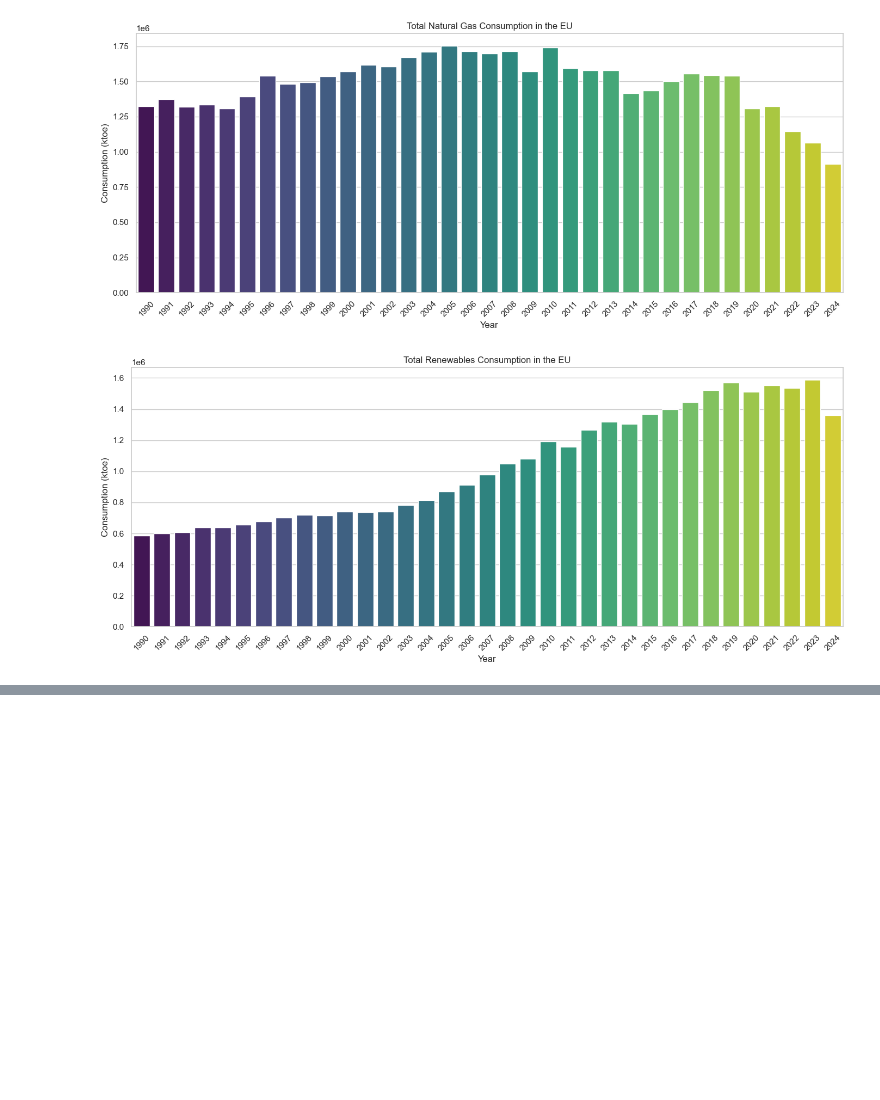
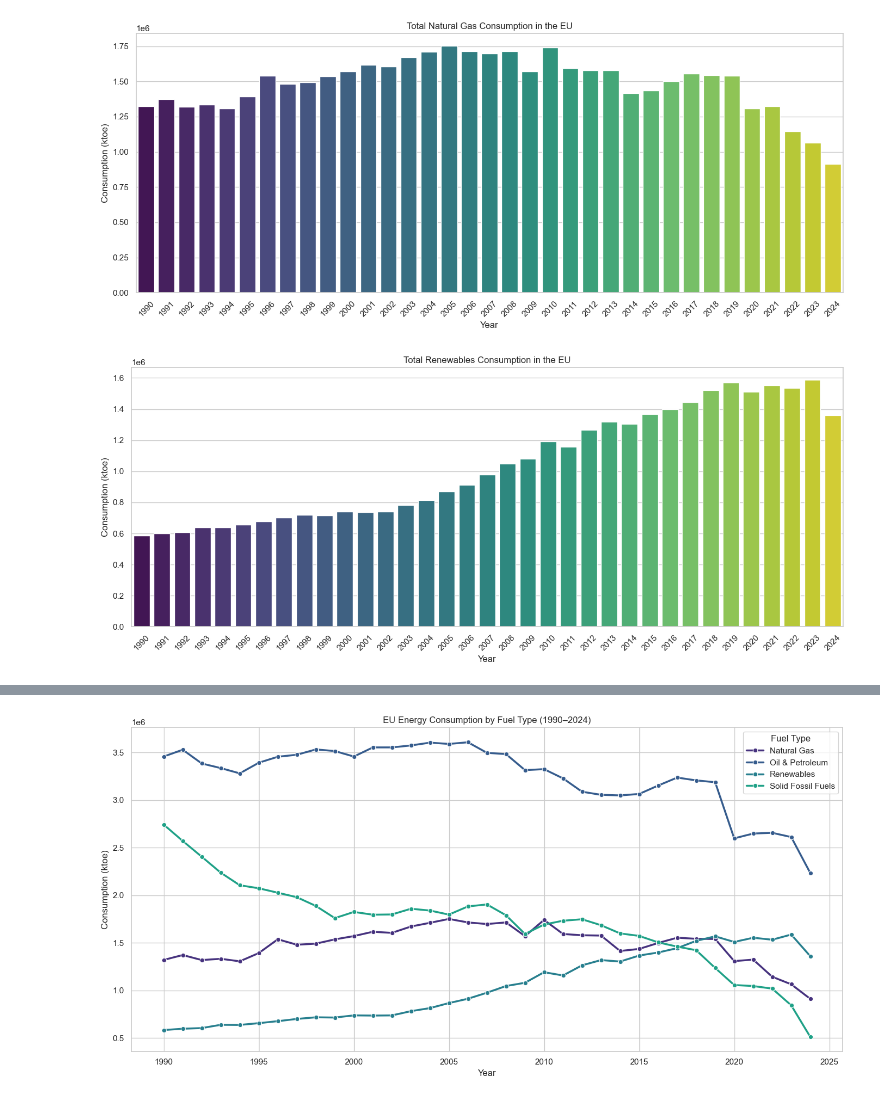
Before and after one commit to AnnaLozenko/PFDA_Project, a Jupyter notebook: eu_energy_sources_analysis.ipynb, the cells around one changed output, grey strips where cells are left out. Drawn from its saved outputs; the diff is of its cells as text; code cells hidden in the pictures; blank space fills up the shorter version.

Commit message:
New plots and corrections

```diff
--- a/eu_energy_sources_analysis.ipynb
+++ b/eu_energy_sources_analysis.ipynb
@@ -398,8 +406,6 @@ plt.show()
 # %%
 # # Sum all countries for each year for the solid fossil fuels dataset
 solid_total = solid_fossil_fuels_pivot.sum(axis=0)  # sum along rows
-
-sns.set_theme(style='whitegrid', context='notebook', palette='viridis')
 
 # Convert Series to DataFrame
 solid_total_df = solid_total.reset_index()
@@ -421,8 +427,6 @@ plt.show()
 # %%
 # # Sum all countries for each year for the natural gas dataset
 gas_total = natural_gas_pivot.sum(axis=0)  # sum along rows
-
-sns.set_theme(style='whitegrid', context='notebook', palette='viridis')
 
 # Convert Series to DataFrame
 gas_total_df = gas_total.reset_index()
@@ -444,8 +448,6 @@ plt.show()
 # %%
 # # Sum all countries for each year for the renewables dataset
 renew_total = renewables_pivot.sum(axis=0)  # sum along rows
-
-sns.set_theme(style='whitegrid', context='notebook', palette='viridis')
 
 # Convert Series to DataFrame
 renew_total_df = renew_total.reset_index()
@@ -551,0 +479,25 @@ plot_heatmap(renewables_pivot, "Renewables", top_n=5)
+# %%
+eu_fuel_year = (
+    all_energy
+    .groupby(['Year', 'fuel_type'], as_index=False)['Consumption_KTOE']
+    .sum()
+)
+plt.figure(figsize=(14,7))
+
+sns.lineplot(
+    data=eu_fuel_year,
+    x="Year",
+    y="Consumption_KTOE",
+    hue="fuel_type",
+    linewidth=2.5,
+    marker="o"
+)
+
+plt.title("EU Energy Consumption by Fuel Type (1990–2024)")
+plt.xlabel("Year")
+plt.ylabel("Consumption (ktoe)")
+plt.legend(title="Fuel Type")
+plt.tight_layout()
+plt.show()
+# %% [output]
+[figure, added]
```
Also changed, not shown: parts of 20 cells of this notebook.
